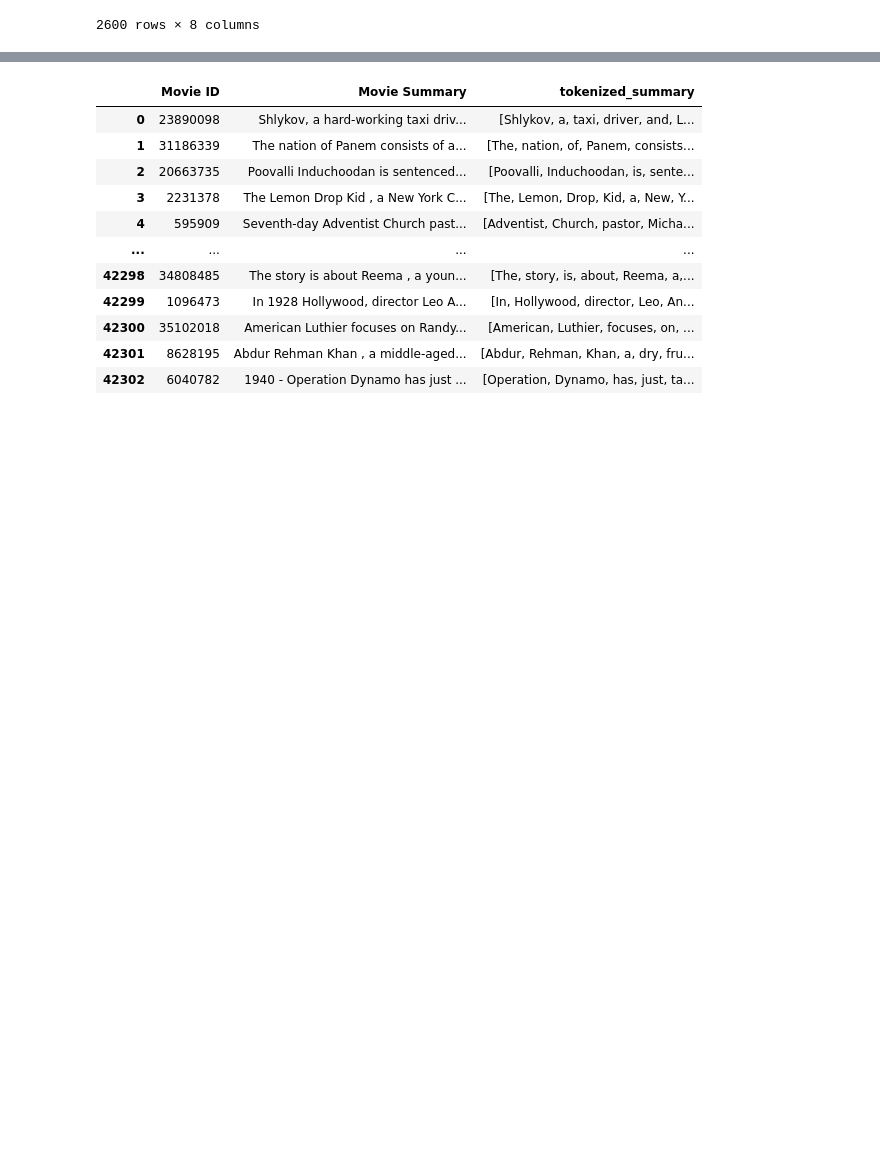
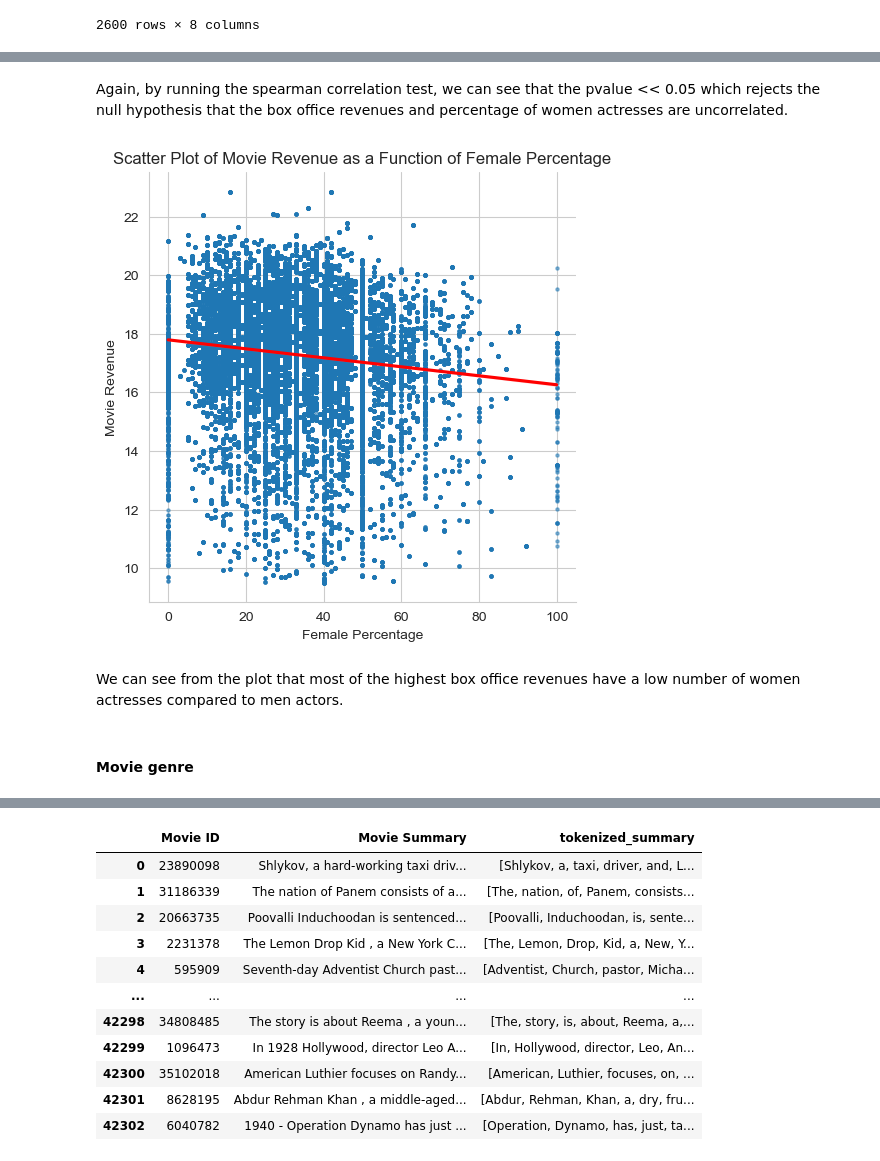
Before and after one commit to epfl-ada/ada-2023-project-adaflix, a Jupyter notebook: milestone_2.ipynb, the cells around one changed output, grey strips where cells are left out. Saved outputs shown, nothing was run; the diff lists cells and outputs as text; code cells hidden in the pictures; blank space fills up the shorter version.

```diff
--- a/milestone_2.ipynb
+++ b/milestone_2.ipynb
@@ -464,0 +176,4 @@ The shape of the summary metadata after removing duplicates is : (42295, 2)
+# %%
+# Merging character_df and movie_with_inflation DataFrames on 'Wikipedia movie ID'
+# Dropping the 'Movie release date' column from character_df to avoid duplicate columns after the merge
+character_movie_merged_df = pd.merge(character_df.drop(['Movie release date'],axis=1), movie_with_inflation, on=['Wikipedia movie ID'])
@@ -464,0 +182,19 @@ The shape of the summary metadata after removing duplicates is : (42295, 2)
+# %%
+# Create a new DataFrame containing relevant columns from the original DataFrame
+actor_gender_movie_df = character_movie_merged_df[['Movie name','log_revenues','Actor name','Actor gender']].copy()
+# Drop rows with missing values
+actor_gender_movie_df.dropna(inplace=True)
+# Compute percentage of women in each movies
+actor_gender_movie_df['Percentage Women'] = (actor_gender_movie_df.groupby('Movie name')['Actor gender']
+                                              .transform(lambda x: (x == 'F').mean() * 100)
+                                              .fillna(0)  # Fill NaN with 0
+                                              .astype(int)  # Ensure the column is of int type
+                                             )
+# %%
+# Creating a DataFrame with actor gender, actor name, and log_revenues from the merged DataFrame
+actor_gender_df = actor_gender_movie_df[['Percentage Women','Actor name','log_revenues']].copy()
+# Removing duplicate rows from actor_gender_df based on all columns
+actor_gender_df.drop_duplicates()
+# Creating a new DataFrame with percentage women and log_revenues, dropping rows with missing percentage women
+gender_df = actor_gender_df[['Percentage Women','log_revenues']].copy()
+gender_df.dropna(subset=['Percentage Women'], inplace=True)
@@ -464,0 +257,6 @@ The shape of the summary metadata after removing duplicates is : (42295, 2)
+# %%
+# Create intervals of size 10 for the 'Percentage Women' column
+gender_df['Percentage Women Intervals'] = pd.cut(gender_df['Percentage Women'],
+                                                             bins=range(0, 101, 10),
+                                                             labels=[f"{start}-{start + 9}" for start in range(0, 100, 10)],
+                                                             include_lowest=True)
@@ -464,0 +290,19 @@ The shape of the summary metadata after removing duplicates is : (42295, 2)
+# %% [markdown]
+Again, by running the spearman correlation test, we can see that the pvalue << 0.05 which rejects the null hypothesis that the box office revenues and percentage of women actresses are uncorrelated.
+# %%
+# Create a scatter plot
+sns.lmplot(x='Percentage Women', y='log_revenues',data=gender_df,scatter_kws={'alpha':0.5, 's': 5},line_kws={'color': 'red'})
+
+# Set labels and title
+plt.xlabel('Female Percentage')
+plt.ylabel('Movie Revenue')
+plt.title('Scatter Plot of Movie Revenue as a Function of Female Percentage')
+
+# Show the plot
+plt.show()
+# %% [output]
+[figure, added]
+# %% [markdown]
+We can see from the plot that most of the highest box office revenues have a low number of women actresses compared to men actors.
+# %% [markdown]
+#### Movie genre
```
Also changed, not shown: parts of 123 cells of this notebook, 1 other file.
